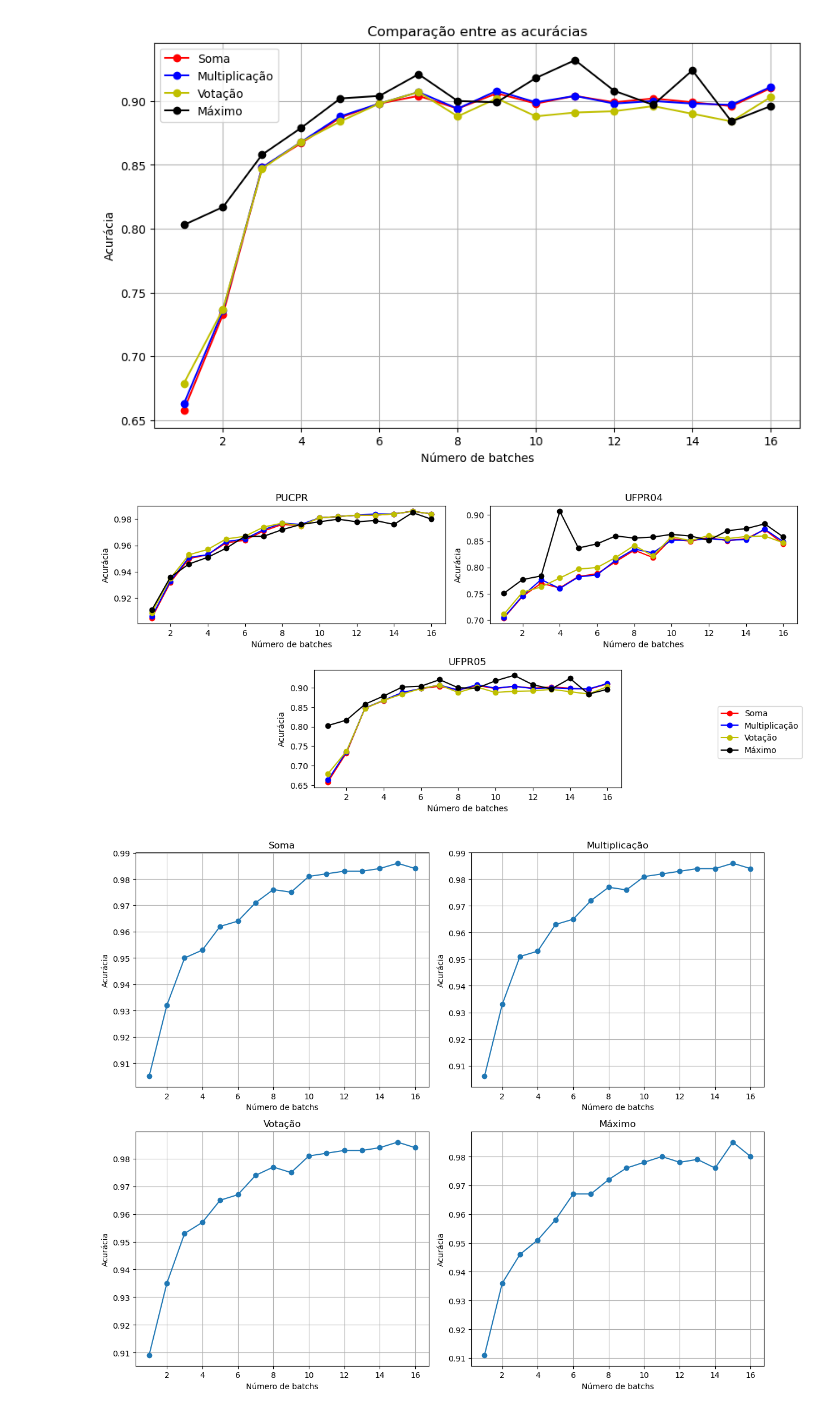
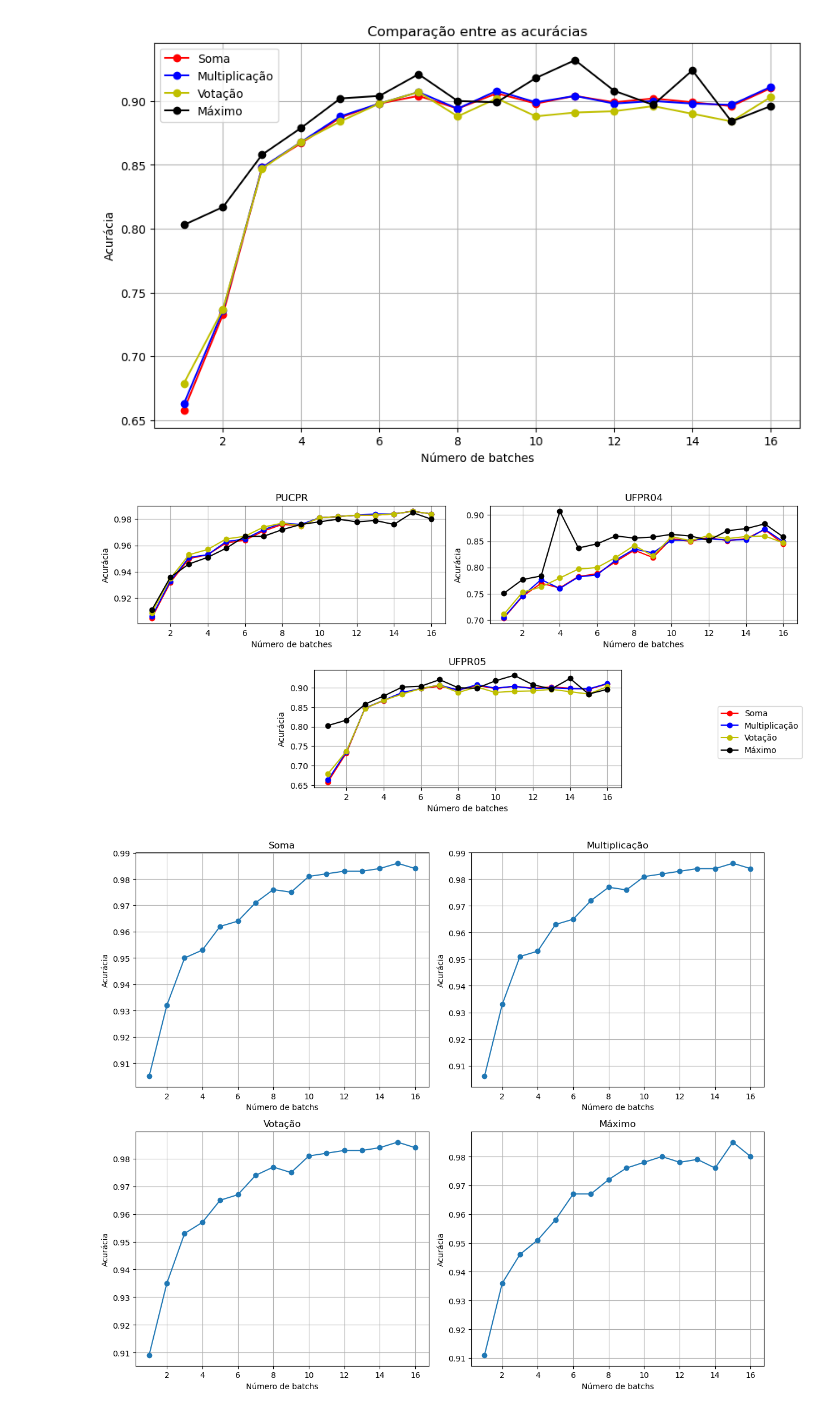
Before and after one commit to Lucas-doc26/Graficos, a Jupyter notebook: tabelas.ipynb, the cells around one changed output. Drawn from its saved outputs; the diff is of its cells as text; code cells hidden in the pictures.

```diff
--- a/tabelas.ipynb
+++ b/tabelas.ipynb
@@ -194,35 +223,39 @@ ax1 = fig.add_subplot(gs[0, 0:2])  # Primeiras duas colunas da linha 0
 for resultado, cor in zip(PUCPR, cores):
     x, y, label = resultado
     ax1.plot(x, y, label=label, color=cor, marker='o')
+    ax1.grid(True)
+
 ax1.set_title("PUCPR")
 ax1.set_xlabel("Número de batches")
 ax1.set_ylabel("Acurácia")
 
 #canto superior direito
 ax2 = fig.add_subplot(gs[0, 2:4])  # Últimas duas colunas da linha 0
 for resultado, cor in zip(UFPR04, cores):
     x, y, label = resultado
     ax2.plot(x, y, label=label, color=cor, marker='o')
+    ax2.grid(True)
 ax2.set_title("UFPR04")
 ax2.set_xlabel("Número de batches")
 ax2.set_ylabel("Acurácia")
 
 #centralizado abaixo
 ax3 = fig.add_subplot(gs[1, 1:3])  # Colunas centrais da linha 1
 for resultado, cor in zip(UFPR05, cores):
     x, y, label = resultado
     ax3.plot(x, y, label=label, color=cor, marker='o')
+    ax3.grid(True)
 ax3.set_title("UFPR05")
 ax3.set_xlabel("Número de batches")
 ax3.set_ylabel("Acurácia")
 
 handles, labels = ax1.get_legend_handles_labels()
 fig.legend(handles, labels, loc='center right', bbox_to_anchor=(1, 0.48))  # Ajustar a posição lateral
 
 plt.tight_layout()
 plt.show()
 # %% [output]
-[figure, old version]
+[figure, new version]
 # %%
 import matplotlib.pyplot as plt
 
```
Also changed, not shown: parts of 2 cells of this notebook, 1 other file.
